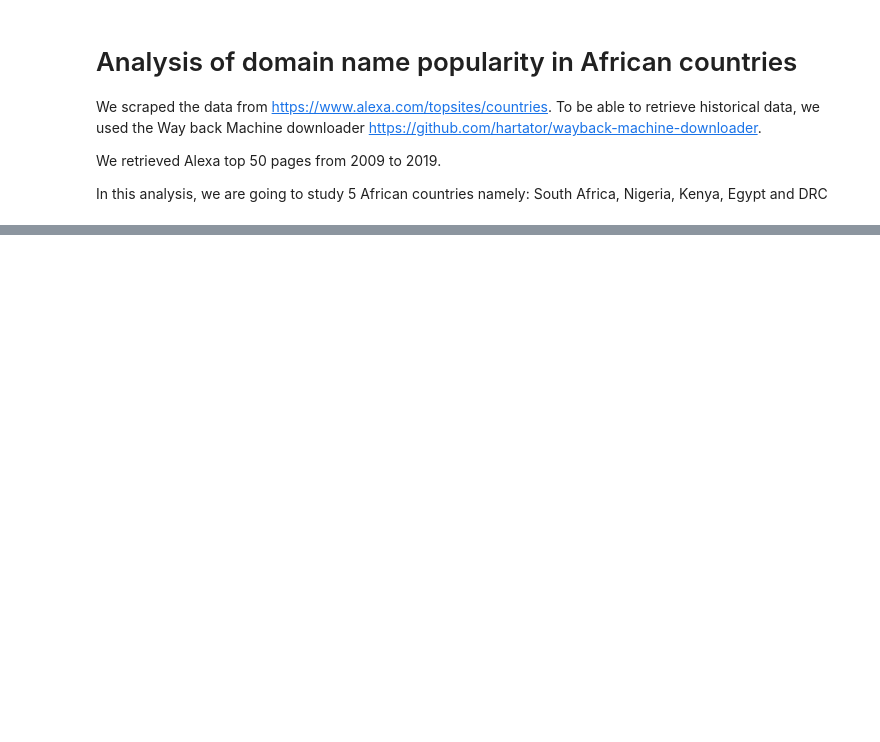
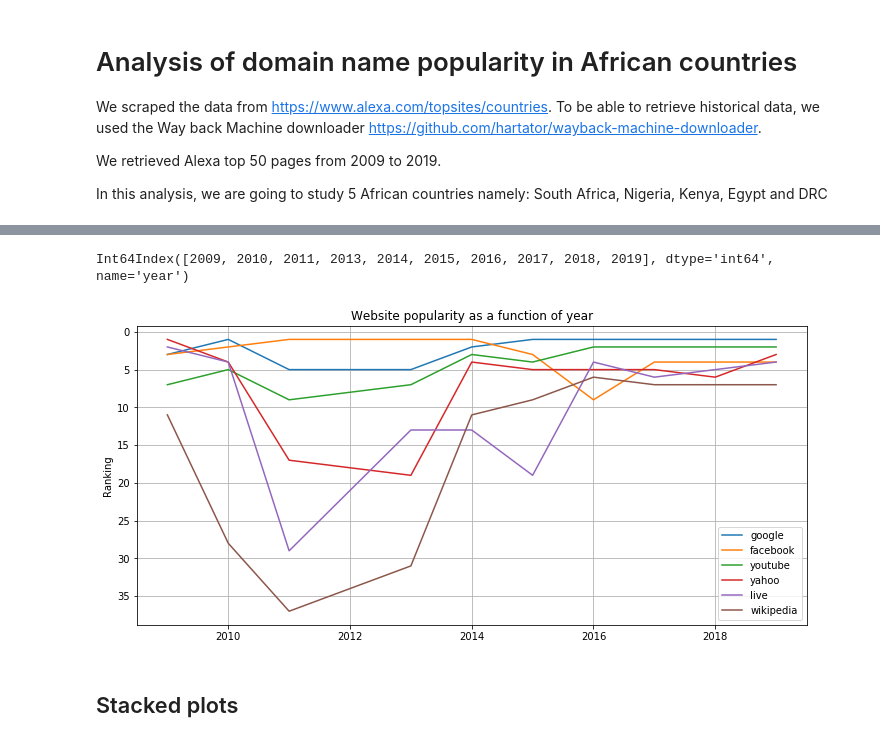
Before and after one commit to AFRINIC-Labs/internet-consolidation-africa, a Jupyter notebook: alexatop50/alexatop50.ipynb, the cells around one changed output, grey strips where cells are left out. Cells and saved outputs as stored; diff of their text form; code cells hidden in the pictures; blank space fills up the shorter version.

```diff
--- a/alexatop50/alexatop50.ipynb
+++ b/alexatop50/alexatop50.ipynb
@@ -59,0 +66,5 @@ lines = df_za_T.plot.line()
+# %%
+#df_top_10 = df[df.ranking < 21]
+df_median = df.groupby([df.name, df.year], as_index=False)[['ranking']].median()
+df_mode = df.groupby([df.name, df.year], as_index=False)[['ranking']].agg(lambda x: pd.Series.mode(x)[0])
+df_mode.head()
@@ -59,0 +78,6 @@ lines = df_za_T.plot.line()
+# %%
+df_median.sort_values(by=['year','ranking'],ascending=True, inplace=True)
+df_mode.sort_values(by=['year','ranking'],ascending=True, inplace=True)
+# %%
+allyears_indexed = df_mode.set_index(['name', 'year']).sort_index()
+allyears_indexed.head()
@@ -59,0 +92,26 @@ lines = df_za_T.plot.line()
+# %%
+allyears_indexed.loc['live'].index
+# %% [output]
+Int64Index([2009, 2010, 2011, 2013, 2014, 2015, 2016, 2017, 2018, 2019], dtype='int64', name='year')
+# %%
+def plotname(name):
+    data = allyears_indexed.loc[name]
+    plt.plot(data.index, data.values)
+# %%
+plt.figure(figsize = (12, 5.5))
+
+names = ['google', 'facebook', 'youtube', 'yahoo', 'live', 'wikipedia']
+
+for name in names:
+    plotname(name)
+
+plt.legend(names)
+plt.grid()
+plt.gca().invert_yaxis()
+plt.title('Website popularity as a function of year')
+plt.ylabel('Ranking')
+plt.show()
+# %% [output]
+[figure, added]
+# %% [markdown]
+## Stacked plots
```
Also changed, not shown: parts of 44 cells of this notebook, 2 other files.
